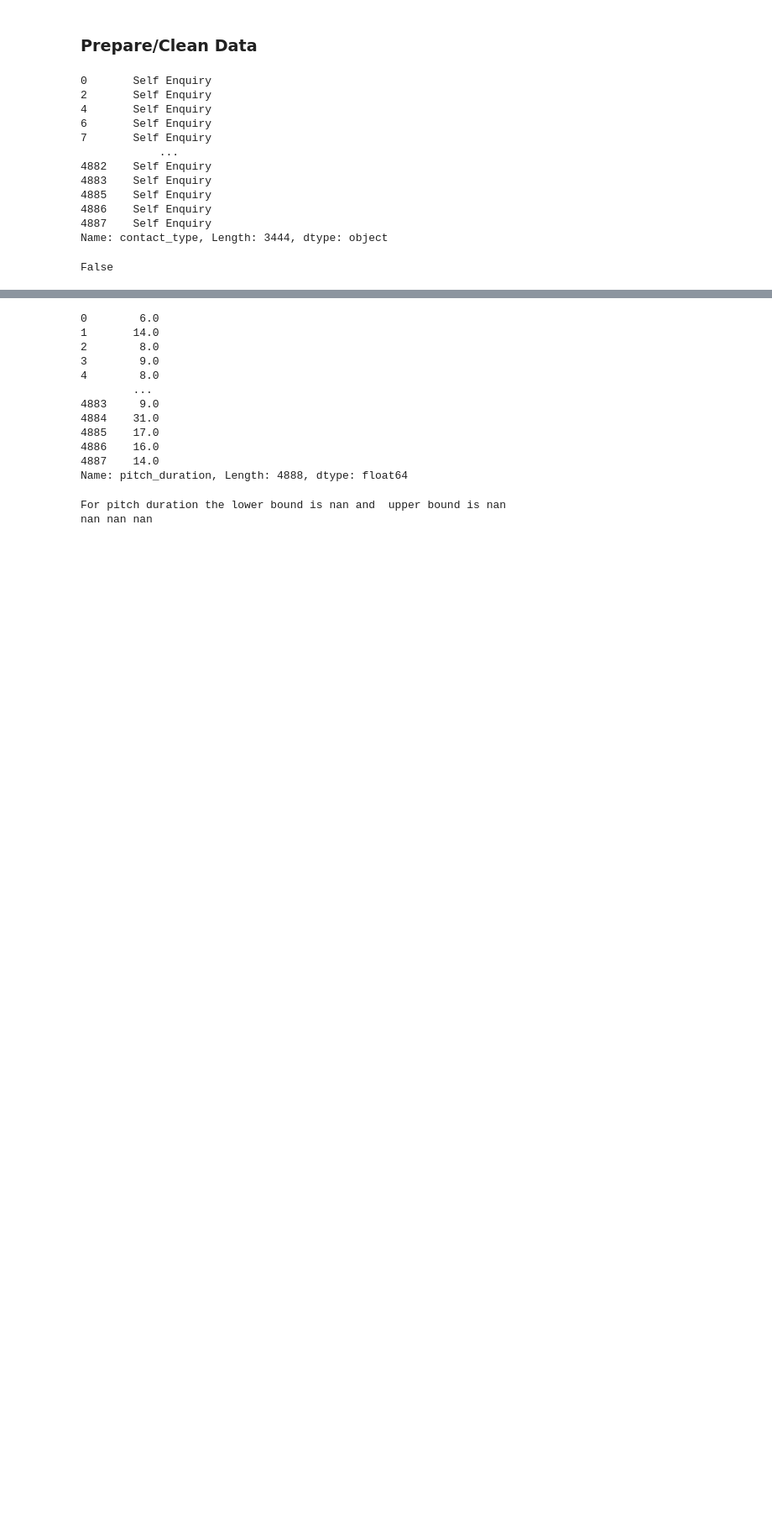
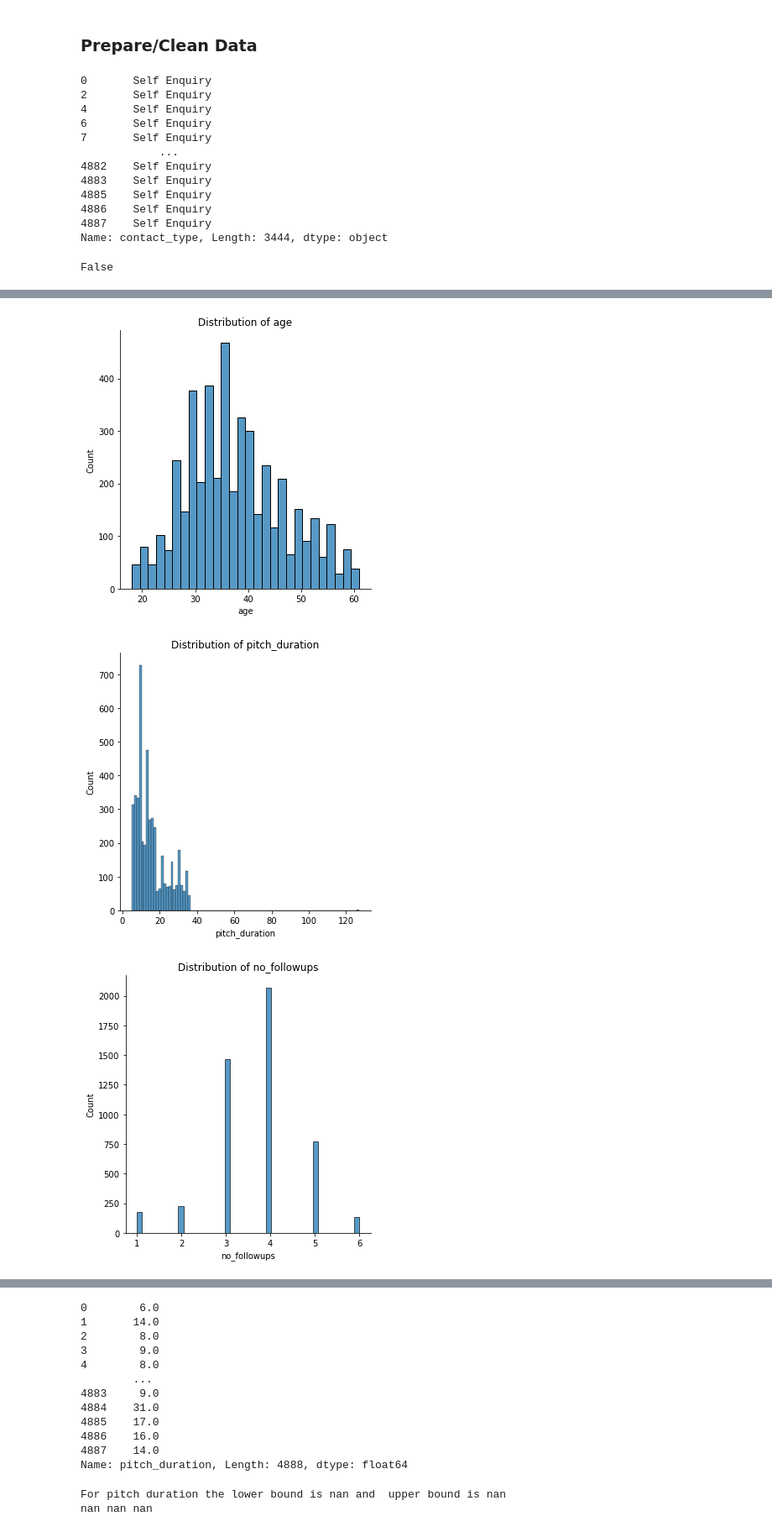
Before and after one commit to DesireeMcElroy/holiday-package-prediction, a Jupyter notebook: initial_draft.ipynb, the cells around one changed output, grey strips where cells are left out. Shown at 84% size. Drawn from its saved outputs; the diff is of its cells as text; code cells hidden in the pictures; blank space fills up the shorter version.

Commit message:
adjusted prep function and visualized nulls

```diff
--- a/initial_draft.ipynb
+++ b/initial_draft.ipynb
@@ -109,0 +182,4 @@ Index(['cust_id', 'product_taken', 'age', 'contact_type', 'city_tier',
+# %%
+null_list = ['age', 'pitch_duration', 'no_followups', 'preferred_property_star', 'no_trips', 'no_children', 'monthly_income']
+
+df[null_list].sample(5)
@@ -109,0 +193,11 @@ Index(['cust_id', 'product_taken', 'age', 'contact_type', 'city_tier',
+# %%
+# visualize the distribution of columns to get an idea of if/how we might impute them
+
+for i in null_list:
+    sns.displot(df, x=i)
+    plt.title('Distribution of '+i)
+    plt.show();
+# %% [output]
+[figure, added]
+[figure, added]
+[figure, added]
```
Also changed, not shown: parts of 11 cells of this notebook.
